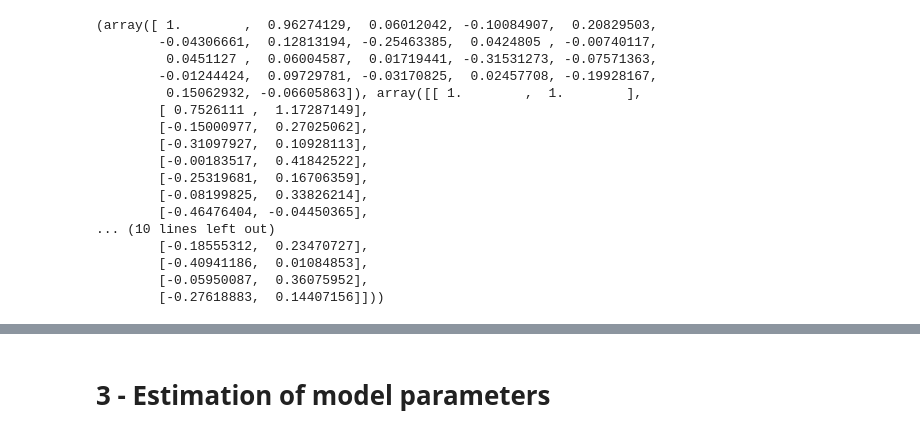
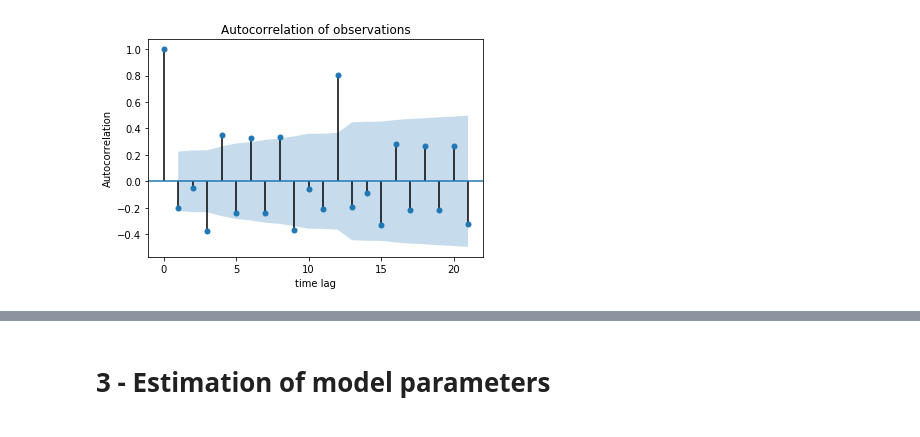
Before and after one commit to Simpliphy/ARIMA, a Jupyter notebook: analysis.ipynb, the cells around one changed output, grey strips where cells are left out. Cells and saved outputs as stored; diff of their text form; code cells hidden in the pictures.

```diff
--- a/analysis.ipynb
+++ b/analysis.ipynb
@@ -21 +66,3 @@ from analysis.statistics import show_adfuller_analysis
+# %%
+difference =lag_difference(train, lag=11)
 # %%
@@ -46,20 +77,9 @@ plot_pacf(time_serie, lags=21, alpha=0.05)
-# %%
-pacf(time_serie, nlags=21, alpha=0.05)
-# %% [output]
-(array([ 1.        ,  0.96274129,  0.06012042, -0.10084907,  0.20829503,
-        -0.04306661,  0.12813194, -0.25463385,  0.0424805 , -0.00740117,
-         0.0451127 ,  0.06004587,  0.01719441, -0.31531273, -0.07571363,
-        -0.01244424,  0.09729781, -0.03170825,  0.02457708, -0.19928167,
-         0.15062932, -0.06605863]), array([[ 1.        ,  1.        ],
-        [ 0.7526111 ,  1.17287149],
-        [-0.15000977,  0.27025062],
-        [-0.31097927,  0.10928113],
-        [-0.00183517,  0.41842522],
-        [-0.25319681,  0.16706359],
-        [-0.08199825,  0.33826214],
-        [-0.46476404, -0.04450365],
-... (10 lines left out)
-        [-0.18555312,  0.23470727],
-        [-0.40941186,  0.01084853],
-        [-0.05950087,  0.36075952],
-        [-0.27618883,  0.14407156]]))
+# %%
+ax = plt.subplot(111)
+plot_acf(difference, lags=21, alpha=0.05, ax=ax)
+ax.set_xlabel("time lag")
+ax.set_ylabel("Autocorrelation")
+ax.set_title("Autocorrelation of observations")
+plt.show()
+# %% [output]
+[figure, added]
```
Also changed, not shown: parts of 47 cells of this notebook.
